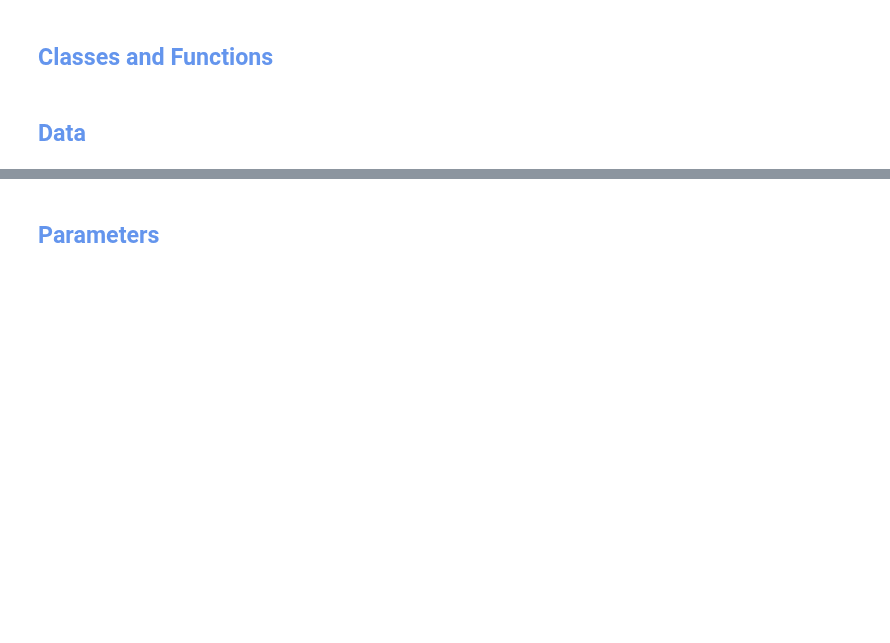
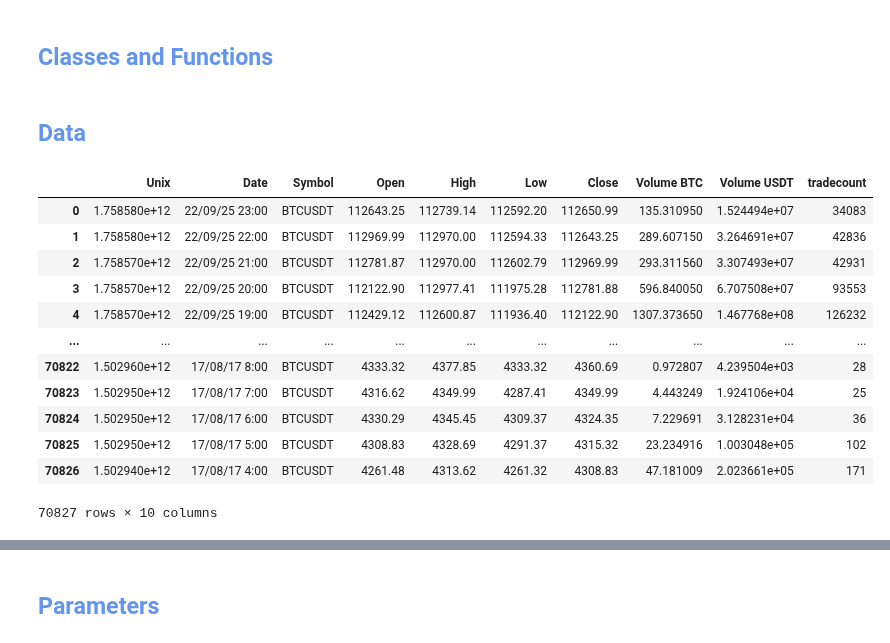
Before and after one commit to LuisMB09/Trading, a Jupyter notebook: trash.ipynb, the cells around one changed output, grey strips where cells are left out. Saved outputs shown, nothing was run; the diff lists cells and outputs as text; code cells hidden in the pictures; blank space fills up the shorter version.

```diff
--- a/trash.ipynb
+++ b/trash.ipynb
@@ -107,3 +107,20 @@ def get_portfolio_value(cash: float, long_ops: list[Position], short_ops: list[P
     return val + short_val
 # %% [markdown]
 ## <font color='cornflowerblue'> Data
+# %%
+data = pd.read_csv('Binance_BTCUSDT_1h.csv').dropna()
+data
+# %% [output]
+|  | Unix | Date | Symbol | Open | High | Low | Close | Volume BTC | Volume USDT | tradecount |
+| 0 | 1.758580e+12 | 22/09/25 23:00 | BTCUSDT | 112643.25 | 112739.14 | 112592.20 | 112650.99 | 135.310950 | 1.524494e+07 | 34083 |
+| 1 | 1.758580e+12 | 22/09/25 22:00 | BTCUSDT | 112969.99 | 112970.00 | 112594.33 | 112643.25 | 289.607150 | 3.264691e+07 | 42836 |
+| 2 | 1.758570e+12 | 22/09/25 21:00 | BTCUSDT | 112781.87 | 112970.00 | 112602.79 | 112969.99 | 293.311560 | 3.307493e+07 | 42931 |
+| 3 | 1.758570e+12 | 22/09/25 20:00 | BTCUSDT | 112122.90 | 112977.41 | 111975.28 | 112781.88 | 596.840050 | 6.707508e+07 | 93553 |
+| 4 | 1.758570e+12 | 22/09/25 19:00 | BTCUSDT | 112429.12 | 112600.87 | 111936.40 | 112122.90 | 1307.373650 | 1.467768e+08 | 126232 |
+| ... | ... | ... | ... | ... | ... | ... | ... | ... | ... | ... |
+| 70822 | 1.502960e+12 | 17/08/17 8:00 | BTCUSDT | 4333.32 | 4377.85 | 4333.32 | 4360.69 | 0.972807 | 4.239504e+03 | 28 |
+| 70823 | 1.502950e+12 | 17/08/17 7:00 | BTCUSDT | 4316.62 | 4349.99 | 4287.41 | 4349.99 | 4.443249 | 1.924106e+04 | 25 |
+| 70824 | 1.502950e+12 | 17/08/17 6:00 | BTCUSDT | 4330.29 | 4345.45 | 4309.37 | 4324.35 | 7.229691 | 3.128231e+04 | 36 |
+| 70825 | 1.502950e+12 | 17/08/17 5:00 | BTCUSDT | 4308.83 | 4328.69 | 4291.37 | 4315.32 | 23.234916 | 1.003048e+05 | 102 |
+| 70826 | 1.502940e+12 | 17/08/17 4:00 | BTCUSDT | 4261.48 | 4313.62 | 4261.32 | 4308.83 | 47.181009 | 2.023661e+05 | 171 |
+70827 rows × 10 columns
```
Also changed, not shown: parts of 6 cells of this notebook, 1 other file.
